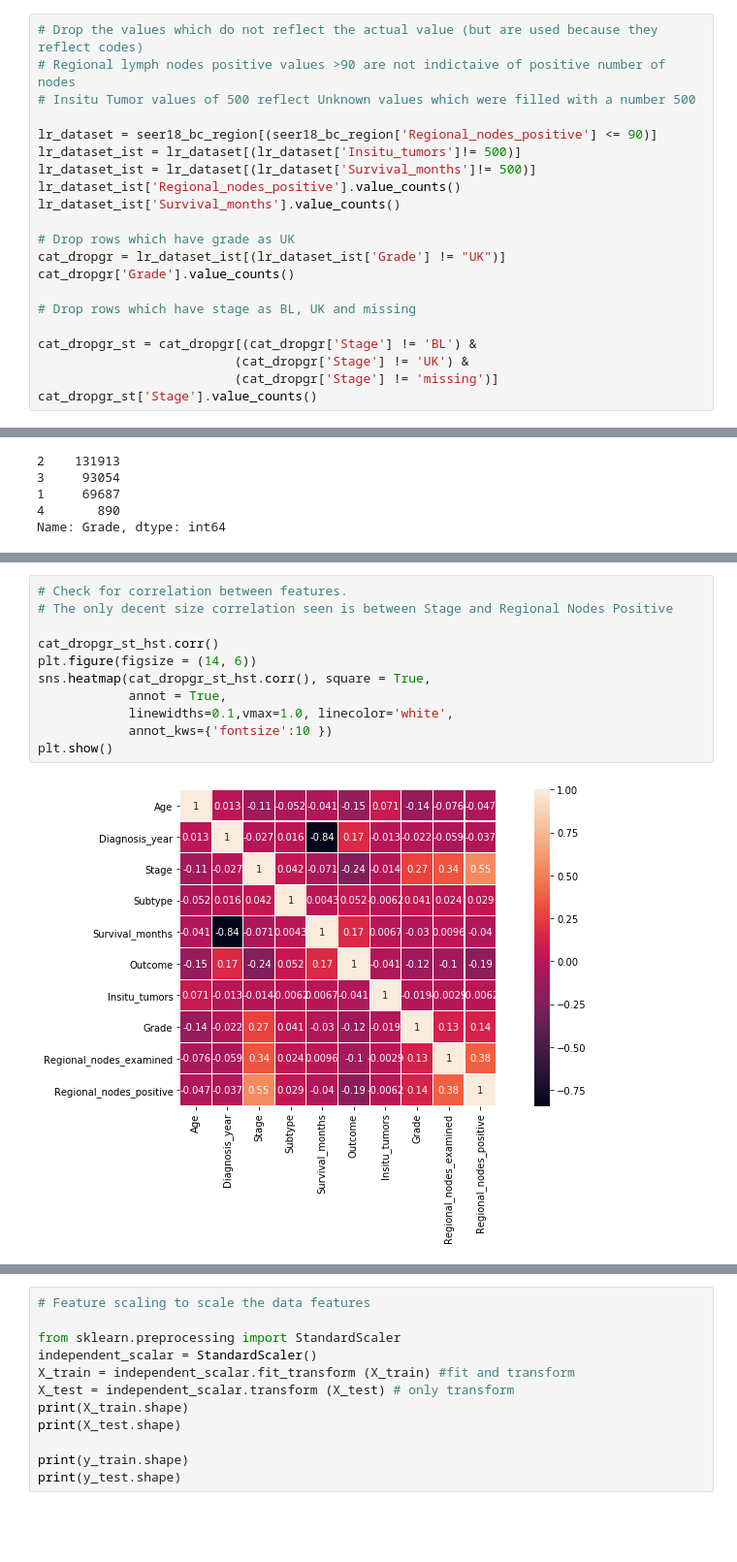
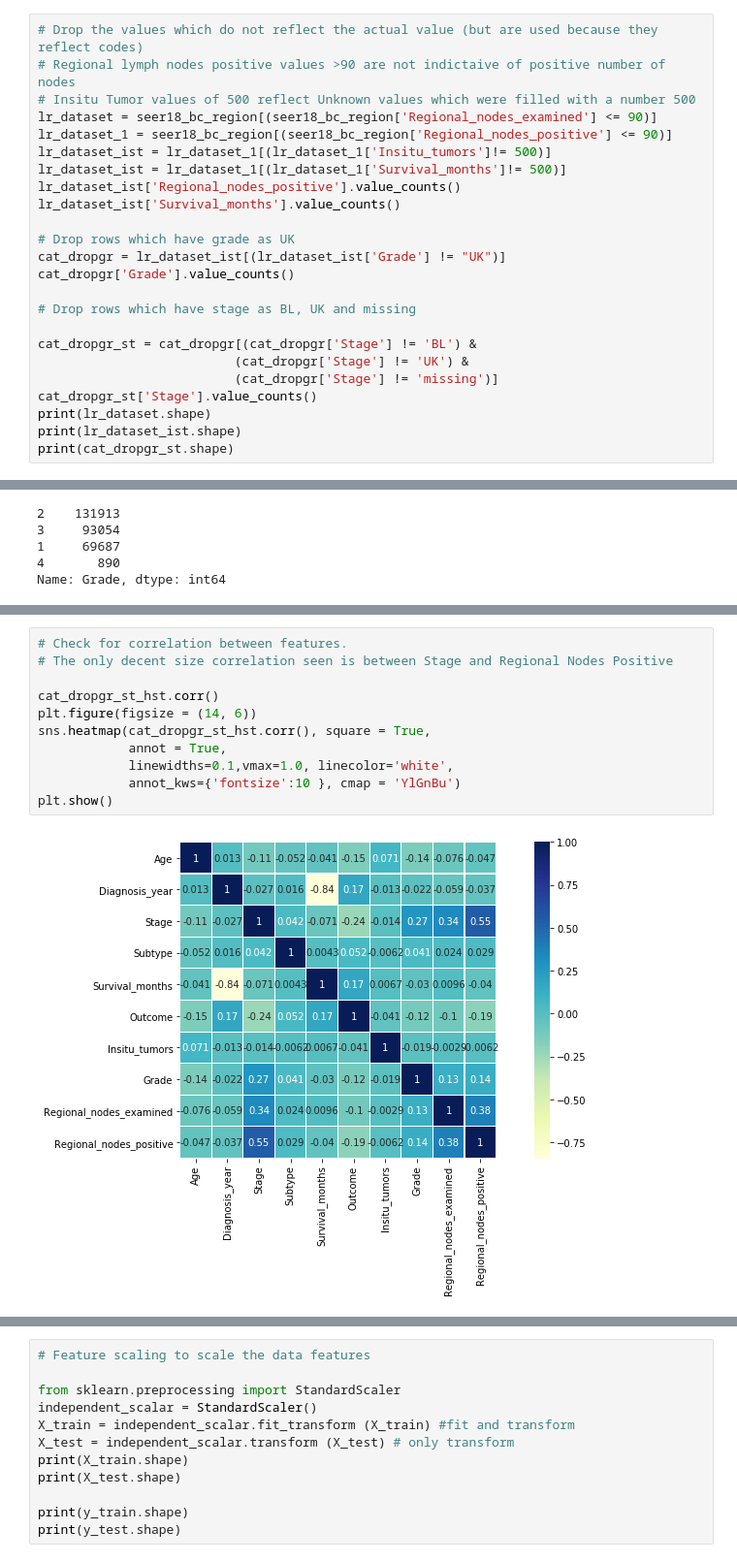
Before and after one commit to shilpakjha/breast_cancer_data_analysis, a Jupyter notebook: bc_analysis_dec2020.ipynb, the cells around one changed output, grey strips where cells are left out. Shown at 97% size. Drawn from its saved outputs; the diff is of its cells as text; blank space fills up the shorter version.

Commit message:
Updated the file to inlcude additional analysis(regional nodes and CA Counties)

```diff
--- a/bc_analysis_dec2020.ipynb
+++ b/bc_analysis_dec2020.ipynb
@@ -1277,10 +1353,10 @@ plt.show()
 # Drop the values which do not reflect the actual value (but are used because they reflect codes)
 # Regional lymph nodes positive values >90 are not indictaive of positive number of nodes
 # Insitu Tumor values of 500 reflect Unknown values which were filled with a number 500
-
-lr_dataset = seer18_bc_region[(seer18_bc_region['Regional_nodes_positive'] <= 90)]
-lr_dataset_ist = lr_dataset[(lr_dataset['Insitu_tumors']!= 500)]
-lr_dataset_ist = lr_dataset[(lr_dataset['Survival_months']!= 500)]
+lr_dataset = seer18_bc_region[(seer18_bc_region['Regional_nodes_examined'] <= 90)]
+lr_dataset_1 = seer18_bc_region[(seer18_bc_region['Regional_nodes_positive'] <= 90)]
+lr_dataset_ist = lr_dataset_1[(lr_dataset_1['Insitu_tumors']!= 500)]
+lr_dataset_ist = lr_dataset_1[(lr_dataset_1['Survival_months']!= 500)]
 lr_dataset_ist['Regional_nodes_positive'].value_counts()
 lr_dataset_ist['Survival_months'].value_counts()
 
@@ -1294,4 +1370,7 @@ cat_dropgr_st = cat_dropgr[(cat_dropgr['Stage'] != 'BL') &
                           (cat_dropgr['Stage'] != 'UK') &
                           (cat_dropgr['Stage'] != 'missing')]
 cat_dropgr_st['Stage'].value_counts()
+print(lr_dataset.shape)
+print(lr_dataset_ist.shape)
+print(cat_dropgr_st.shape)
 # %% [output]
@@ -1379,16 +1454,16 @@ memory usage: 45.0+ MB
 # %%
 # Check for correlation between features.
 # The only decent size correlation seen is between Stage and Regional Nodes Positive
 
 cat_dropgr_st_hst.corr()
 plt.figure(figsize = (14, 6))
 sns.heatmap(cat_dropgr_st_hst.corr(), square = True,
             annot = True,
             linewidths=0.1,vmax=1.0, linecolor='white',
-            annot_kws={'fontsize':10 })
+            annot_kws={'fontsize':10 }, cmap = 'YlGnBu')
 plt.show()
 # %% [output]
-[figure, old version]
+[figure, new version]
 # %%
 # Divide the given data into two types of variables
 # Dependent(or target variable - Outcome) and independent variables(or feature variables).
```
Also changed, not shown: parts of 13 cells of this notebook.
